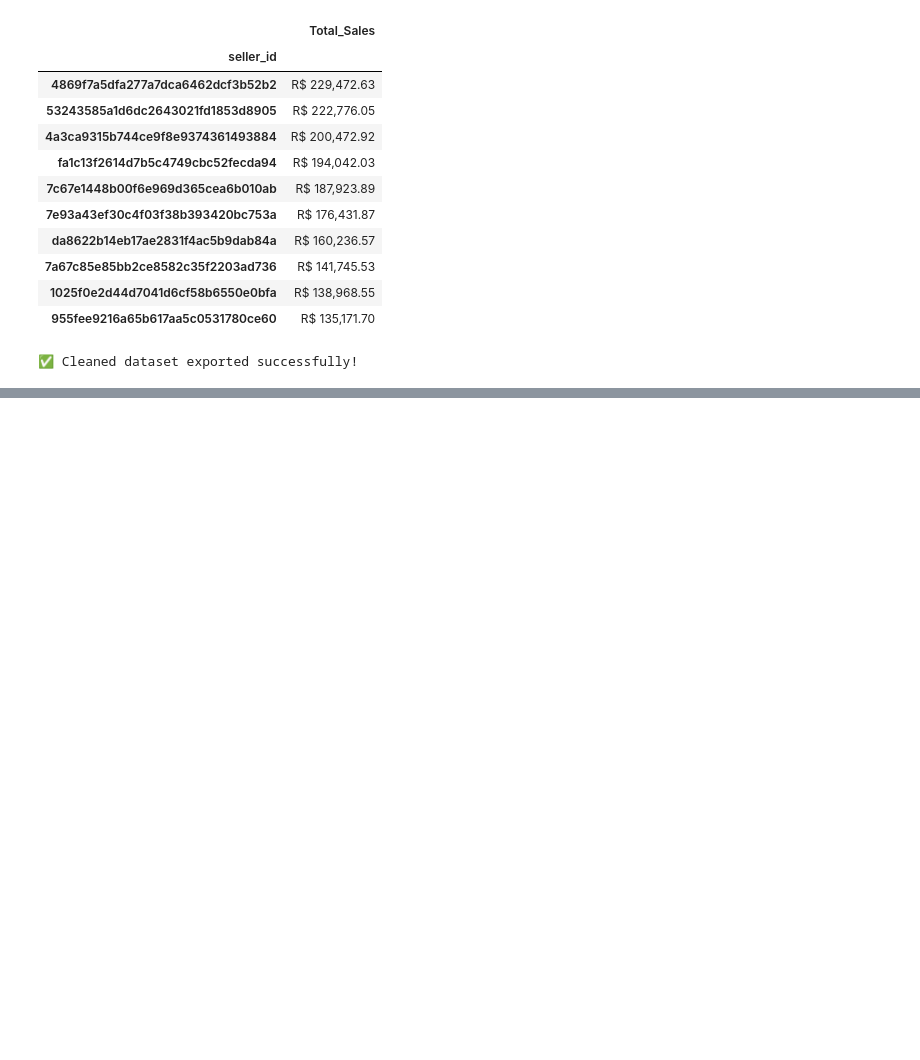
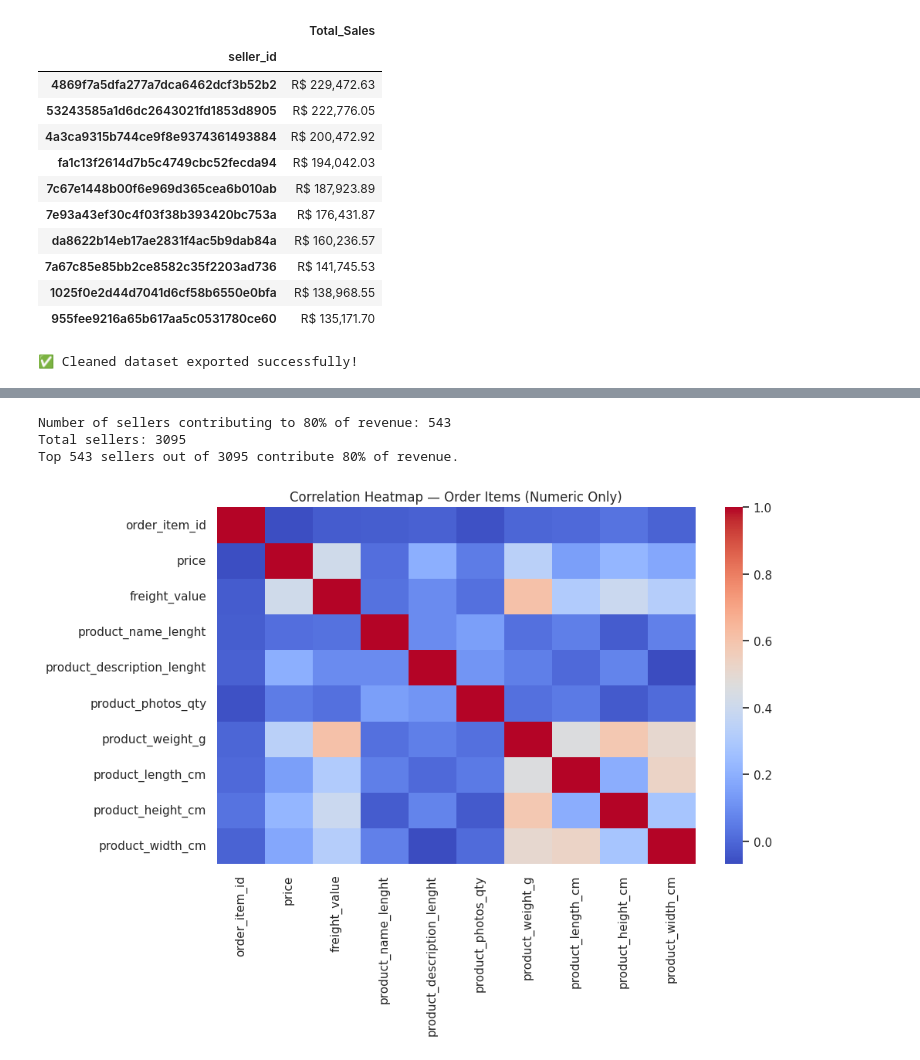
Before and after one commit to yvidhya/Olist-ecommerce-data-analysis, a Jupyter notebook: E_commerce_data_analysis.ipynb, the cells around one changed output, grey strips where cells are left out. Cells and saved outputs as stored; diff of their text form; code cells hidden in the pictures; blank space fills up the shorter version.

```diff
--- a/E_commerce_data_analysis.ipynb
+++ b/E_commerce_data_analysis.ipynb
@@ -316,0 +340,23 @@ print("✅ Cleaned dataset exported successfully!")
+# %%
+top_80pct = pareto_df[pareto_df["cum_pct"] <= 80]
+num_top_sellers = len(top_80pct)
+total_sellers = len(pareto_df)
+
+print("Number of sellers contributing to 80% of revenue:", num_top_sellers)
+print("Total sellers:", total_sellers)
+print(f"Top {num_top_sellers} sellers out of {total_sellers} contribute 80% of revenue.")
+# %% [output]
+Number of sellers contributing to 80% of revenue: 543
+Total sellers: 3095
+Top 543 sellers out of 3095 contribute 80% of revenue.
+# %%
+import seaborn as sns
+
+numeric_cols = order_items.select_dtypes(include=["int64", "float64"])
+
+plt.figure(figsize=(10,6))
+sns.heatmap(numeric_cols.corr(), annot=False, cmap="coolwarm")
+plt.title("Correlation Heatmap — Order Items (Numeric Only)")
+plt.show()
+# %% [output]
+[figure, added]
```
Also changed, not shown: parts of 8 cells of this notebook.
